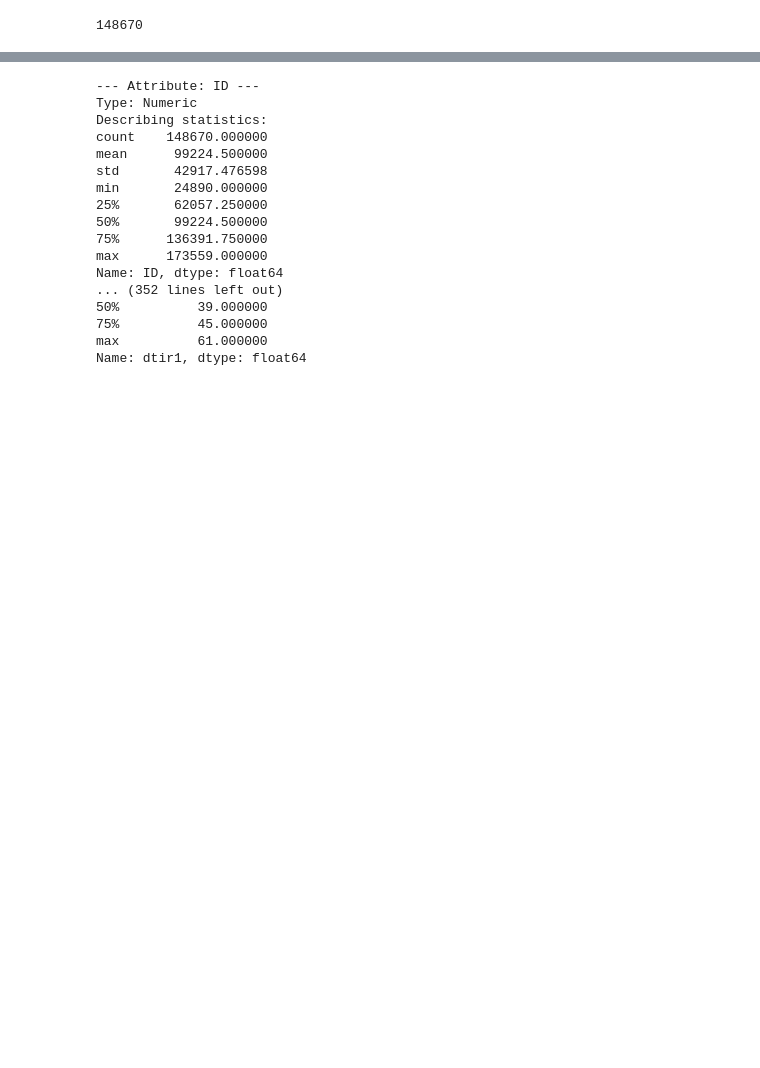
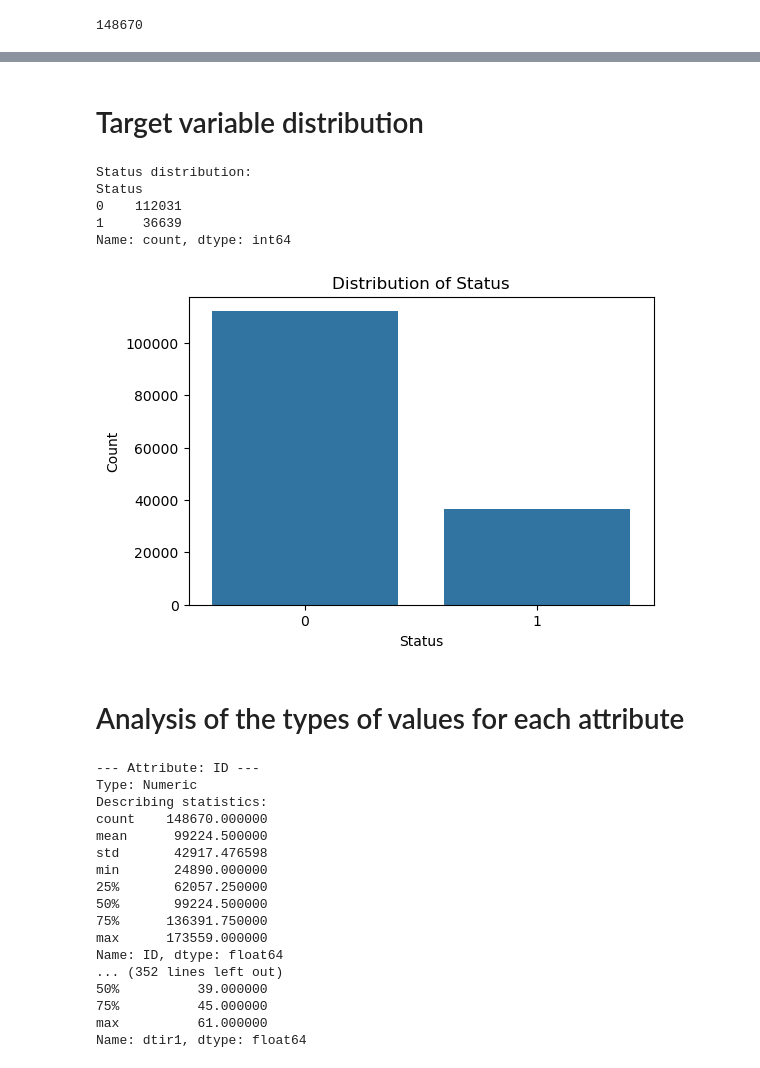
Before and after one commit to marcolari06-maker/loan-default-prediction, a Jupyter notebook: Preprocessing.ipynb, the cells around one changed output, grey strips where cells are left out. Drawn from its saved outputs; the diff is of its cells as text; code cells hidden in the pictures; blank space fills up the shorter version.

```diff
--- a/Preprocessing.ipynb
+++ b/Preprocessing.ipynb
@@ -79,3 +117,25 @@ memory usage: 38.6+ MB
+# %% [markdown]
+# Target variable distribution
+# %%
+status_counts = df_github['Status'].value_counts().sort_index()
+print("Status distribution:")
+print(status_counts)
+
+plt.figure(figsize=(6, 4))
+sns.countplot(data=df_github, x='Status')
+plt.title('Distribution of Status')
+plt.xlabel('Status')
+plt.ylabel('Count')
+plt.show()
+# %% [output]
+Status distribution:
+Status
+0    112031
+1     36639
+Name: count, dtype: int64
+[figure, added]
+# %% [markdown]
+# Analysis of the types of values for each attribute
 # %%
 for column in df_github.columns:
     print(f"\n--- Attribute: {column} ---")
```
Also changed, not shown: parts of 34 cells of this notebook.
